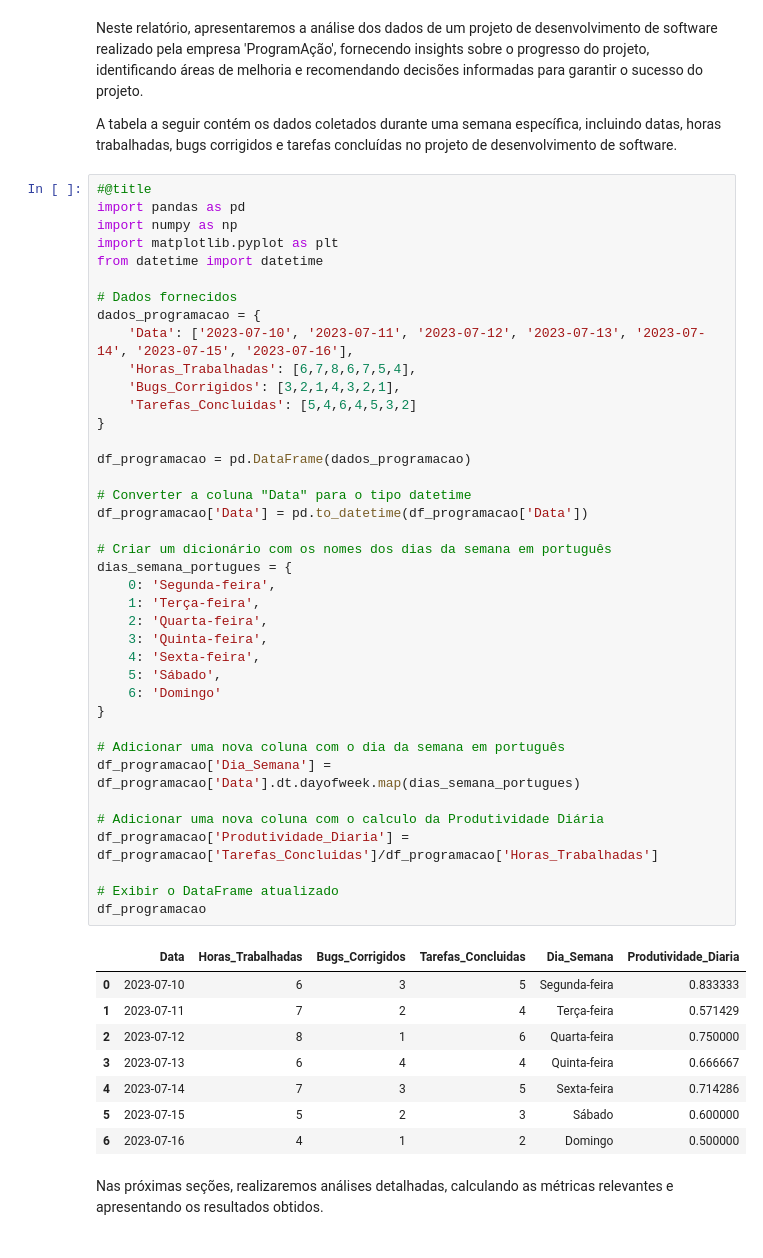
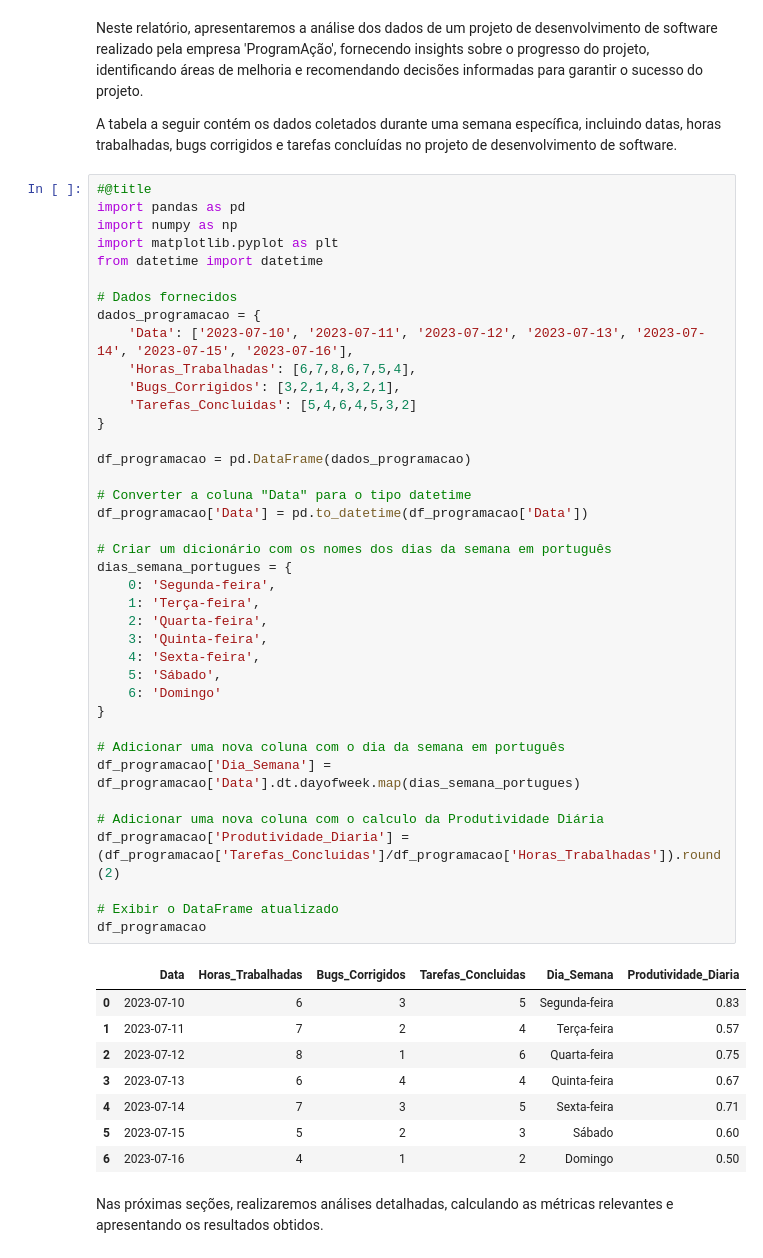
Before and after one commit to luhonunes/Relatorios-de-Progresso, a Jupyter notebook: relatorios_de_projetos.ipynb, the cells around one changed output. Drawn from its saved outputs; the diff is of its cells as text.

```diff
--- a/relatorios_de_projetos.ipynb
+++ b/relatorios_de_projetos.ipynb
@@ -22,41 +22,41 @@ dados_programacao = {
     'Horas_Trabalhadas': [6,7,8,6,7,5,4],
     'Bugs_Corrigidos': [3,2,1,4,3,2,1],
     'Tarefas_Concluidas': [5,4,6,4,5,3,2]
 }
 
 df_programacao = pd.DataFrame(dados_programacao)
 
 # Converter a coluna "Data" para o tipo datetime
 df_programacao['Data'] = pd.to_datetime(df_programacao['Data'])
 
 # Criar um dicionário com os nomes dos dias da semana em português
 dias_semana_portugues = {
     0: 'Segunda-feira',
     1: 'Terça-feira',
     2: 'Quarta-feira',
     3: 'Quinta-feira',
     4: 'Sexta-feira',
     5: 'Sábado',
     6: 'Domingo'
 }
 
 # Adicionar uma nova coluna com o dia da semana em português
 df_programacao['Dia_Semana'] = df_programacao['Data'].dt.dayofweek.map(dias_semana_portugues)
 
 # Adicionar uma nova coluna com o calculo da Produtividade Diária
-df_programacao['Produtividade_Diaria'] = df_programacao['Tarefas_Concluidas']/df_programacao['Horas_Trabalhadas']
+df_programacao['Produtividade_Diaria'] = (df_programacao['Tarefas_Concluidas']/df_programacao['Horas_Trabalhadas']).round(2)
 
 # Exibir o DataFrame atualizado
 df_programacao
 # %% [output]
 |  | Data | Horas_Trabalhadas | Bugs_Corrigidos | Tarefas_Concluidas | Dia_Semana | Produtividade_Diaria |
-| 0 | 2023-07-10 | 6 | 3 | 5 | Segunda-feira | 0.833333 |
-| 1 | 2023-07-11 | 7 | 2 | 4 | Terça-feira | 0.571429 |
-| 2 | 2023-07-12 | 8 | 1 | 6 | Quarta-feira | 0.750000 |
-| 3 | 2023-07-13 | 6 | 4 | 4 | Quinta-feira | 0.666667 |
-| 4 | 2023-07-14 | 7 | 3 | 5 | Sexta-feira | 0.714286 |
-| 5 | 2023-07-15 | 5 | 2 | 3 | Sábado | 0.600000 |
-| 6 | 2023-07-16 | 4 | 1 | 2 | Domingo | 0.500000 |
+| 0 | 2023-07-10 | 6 | 3 | 5 | Segunda-feira | 0.83 |
+| 1 | 2023-07-11 | 7 | 2 | 4 | Terça-feira | 0.57 |
+| 2 | 2023-07-12 | 8 | 1 | 6 | Quarta-feira | 0.75 |
+| 3 | 2023-07-13 | 6 | 4 | 4 | Quinta-feira | 0.67 |
+| 4 | 2023-07-14 | 7 | 3 | 5 | Sexta-feira | 0.71 |
+| 5 | 2023-07-15 | 5 | 2 | 3 | Sábado | 0.60 |
+| 6 | 2023-07-16 | 4 | 1 | 2 | Domingo | 0.50 |
 # %% [markdown]
 Nas próximas seções, realizaremos análises detalhadas, calculando as métricas relevantes e apresentando os resultados obtidos.
 # %%
```
Also changed, not shown: parts of 14 cells of this notebook.
